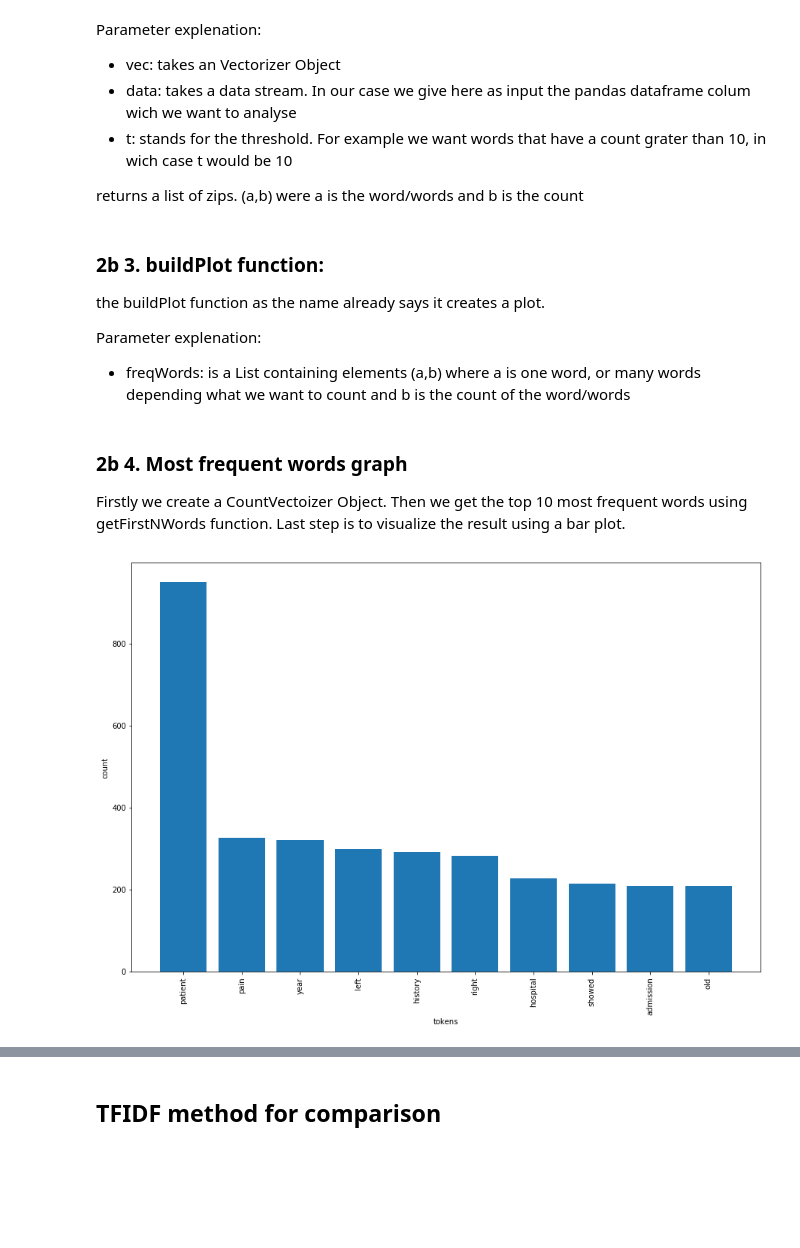
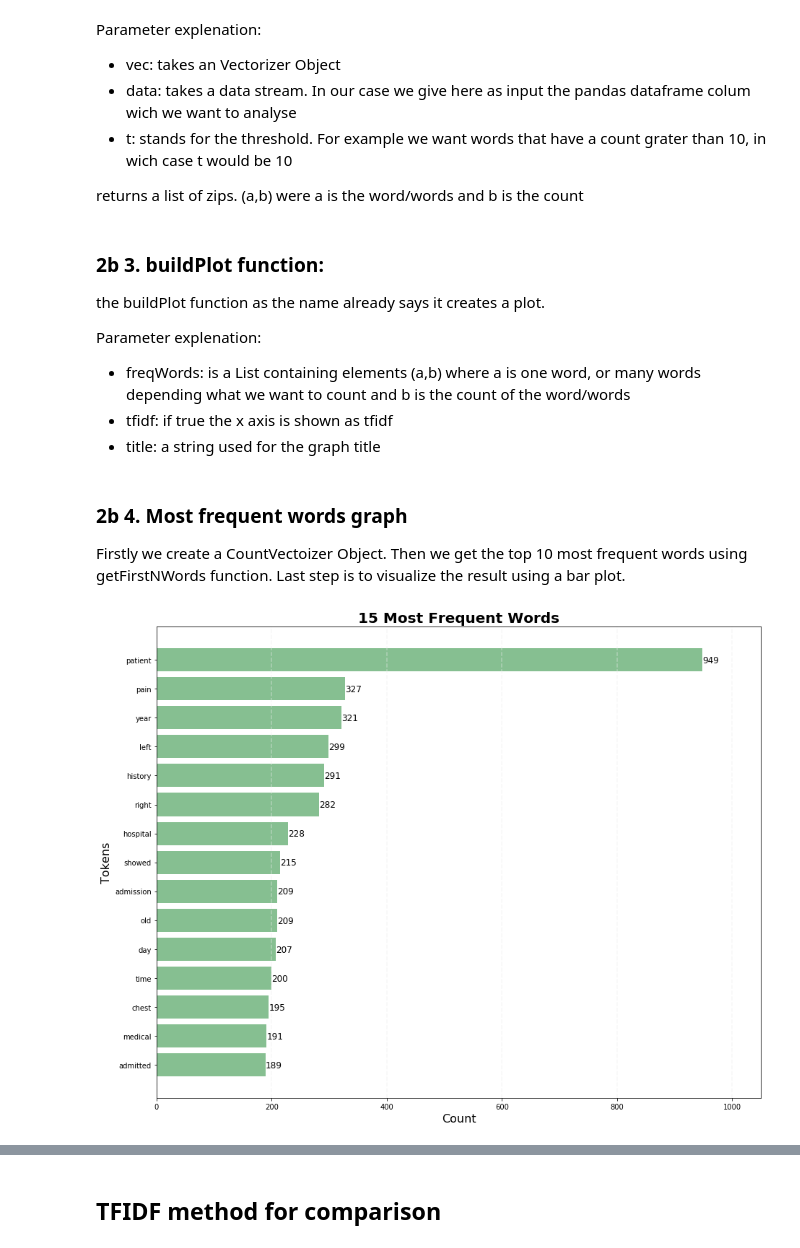
Before and after one commit to LaertNuhu/MedDataVisualisation, a Jupyter notebook: Implementation.ipynb, the cells around one changed output, grey strips where cells are left out. Cells and saved outputs as stored; diff of their text form; code cells hidden in the pictures; blank space fills up the shorter version.

```diff
--- a/Implementation.ipynb
+++ b/Implementation.ipynb
@@ -273,17 +256,33 @@ the buildPlot function as the name already says it creates a plot.
 
 Parameter explenation:
 - freqWords: is a List containing elements (a,b) where a is one word, or many words depending what we want to count and b is the count of the word/words
+- tfidf: if true the x axis is shown as tfidf
+- title: a string used for the graph title
-# %%
-def buildPlot(freqWords):
-    labels, values = zip(*freqWords)
-    indexes = np.arange(len(labels))
-    plt.figure(figsize=(15,10))
-    plt.xticks(indexes, labels)
-    plt.bar(indexes, values)
-    plt.xticks(rotation=90)
-    plt.xlabel('tokens')
-    plt.ylabel('count')
-    plt.show()
+# %%
+def buildPlot(freqWords,tfidf,title):
+    labels, values = zip(*freqWords)
+    # reverse the indexes -> the top is the most frequent token
+    indexes = np.arange(len(labels))[::-1]
+    # Set 15:12 figure size
+    plt.figure(figsize=(15,12))
+    plt.yticks(indexes, labels)
+    plt.barh(indexes, values, color='#86bf91')
+    # Text on the side of each barplot
+    for i in range(len(indexes)):
+        plt.text(x = round(values[i],2)+0.1 , y = indexes[i]-0.1, s = round(values[i],2), size = 12)
+    ax = plt.gca()
+    # Draw vertical axis lines
+    for tick in ax.get_xticks():
+        plt.axvline(x=tick, linestyle='dashed', alpha=0.4, color='#eeeeee', zorder=1)
+    # set vertical axis title
+    plt.ylabel('Tokens',fontsize=16)
+    # set plot title
+    plt.title(title,fontsize=20,fontweight="bold")
+    if(tfidf):
+        plt.xlabel('TF-IDF',fontsize=16)
+    else:
+        plt.xlabel('Count',fontsize=16)
+    plt.show()
 # %% [markdown]
 ### 2b 4. Most frequent words graph
 
@@ -291,7 +290,7 @@ Firstly we create a CountVectoizer Object. Then we get the top 10 most frequent
 # %%
 # Firstly creating a CountVectoizer Object
 vec = CountVectorizer(tokenizer=lambda text: normalizer.normalize(text, True,False))
-mostFreqWords = getFirstNWords(vec,df_xml.illness,10)
-buildPlot(mostFreqWords)
+mostFreqWords = getFirstNWords(vec,df_xml.illness,15)
+buildPlot(mostFreqWords,False,"15 Most Frequent Words")
 # %% [output]
-[figure, old version]
+[figure, new version]
```
Also changed, not shown: parts of 55 cells of this notebook.
